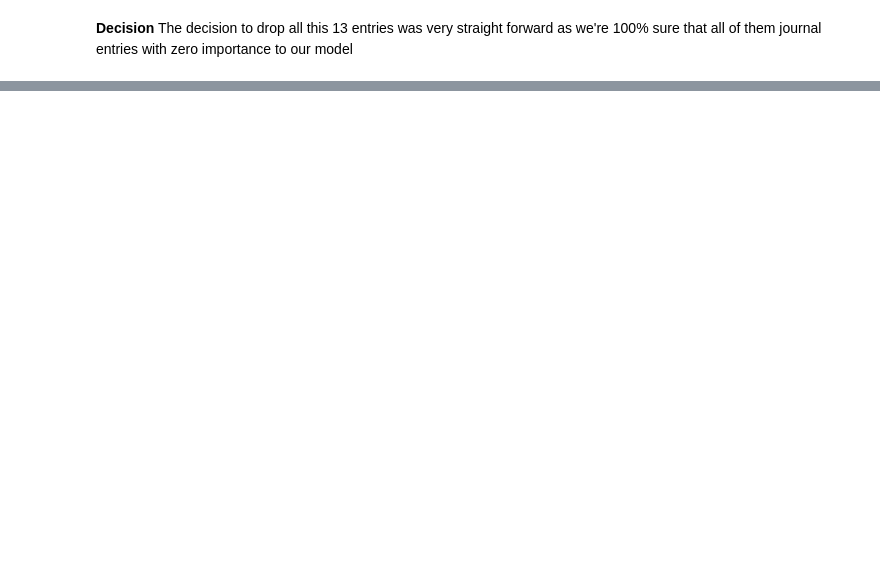
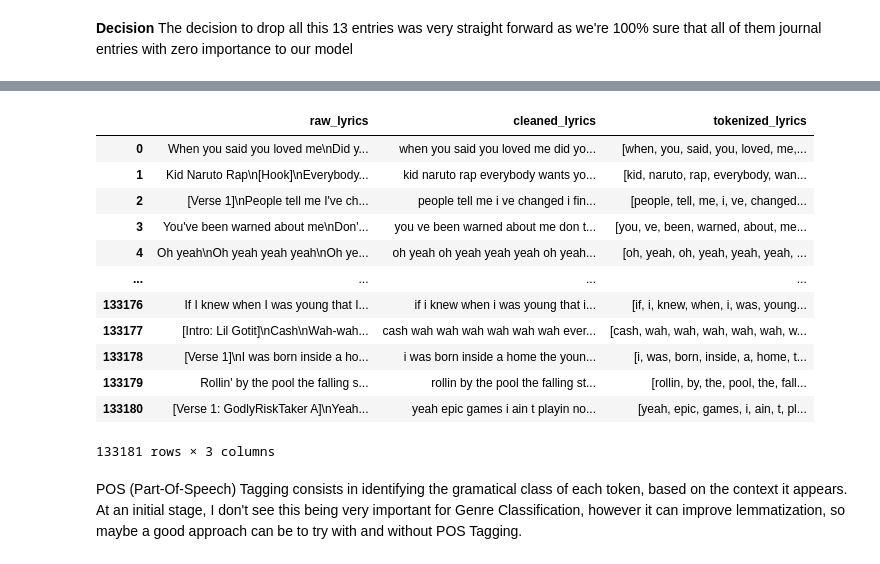
Before and after one commit to tiago2806/text-mining-project, a Jupyter notebook: 02 Data Exploration and Preprocessing.ipynb, the cells around one changed output, grey strips where cells are left out. Saved outputs shown, nothing was run; the diff lists cells and outputs as text; code cells hidden in the pictures; blank space fills up the shorter version.

Commit message:
started tokenization of cleaned lyrics

```diff
--- a/02 Data Exploration and Preprocessing.ipynb
+++ b/02 Data Exploration and Preprocessing.ipynb
@@ -766,4 +743,42 @@ Dataset size after cleaning: 133105
 The decision to drop all this 13 entries was very straight forward as we're 100% sure that all of them journal entries with zero importance to our model
 # %%
 def clean_lyrics_pipeline(text):
-    pass
+
+    # 1. Remove URLs, mentions and hashtags
+    text = re.sub(regex_urls, ' ', text)
+    text = re.sub(regex_mentions, ' ', text)
+    text = re.sub(regex_hashtags, ' ', text)
+
+    # 2. Remove structural tags (e.g. [Chorus], [Verse])
+    text = re.sub(regex_tags, ' ', text)
+
+    # Remove brackets and their content
+    text = re.sub(regex_brackets, ' ', text)
+
+    # 3. Remove standalone structural words
+    text = re.sub(regex_words_pattern, ' ', text)
+
+    # 4. Remove emojis
+    text = re.sub(regex_emojis, ' ', text)
+
+    # 5. Remove newlines
+    text = re.sub(regex_newlines, ' ', text)
+
+    # 6. Remove punctuation
+    text = re.sub(regex_punctuation, ' ', text)
+
+    # 7. Convert to lowercase
+    text = text.lower()
+
+    # 8. Normalize whitespace
+    text = re.sub(r'\s+', ' ', text)
+
+    return text.strip()
+# %%
+train_dataset['cleaned_lyrics'] = train_dataset['raw_lyrics'].apply(clean_lyrics_pipeline)
+
+test_dataset['cleaned_lyrics'] = test_dataset['raw_lyrics'].apply(clean_lyrics_pipeline)
+# %%
+train_dataset['cleaned_lyrics'] = train_dataset['cleaned_lyrics'].astype(str)
+
+test_dataset['cleaned_lyrics'] = test_dataset['cleaned_lyrics'].astype(str)
@@ -769,0 +801,20 @@ def clean_lyrics_pipeline(text):
+# %%
+train_dataset['tokenized_lyrics'] = train_dataset['cleaned_lyrics'].apply(word_tokenize)
+
+train_dataset[['raw_lyrics', 'cleaned_lyrics', 'tokenized_lyrics']]
+# %% [output]
+|  | raw_lyrics | cleaned_lyrics | tokenized_lyrics |
+| 0 | When you said you loved me\nDid y... | when you said you loved me did yo... | [when, you, said, you, loved, me,... |
+| 1 | Kid Naruto Rap\n[Hook]\nEverybody... | kid naruto rap everybody wants yo... | [kid, naruto, rap, everybody, wan... |
+| 2 | [Verse 1]\nPeople tell me I've ch... | people tell me i ve changed i fin... | [people, tell, me, i, ve, changed... |
+| 3 | You've been warned about me\nDon'... | you ve been warned about me don t... | [you, ve, been, warned, about, me... |
+| 4 | Oh yeah\nOh yeah yeah yeah\nOh ye... | oh yeah oh yeah yeah yeah oh yeah... | [oh, yeah, oh, yeah, yeah, yeah, ... |
+| ... | ... | ... | ... |
+| 133176 | If I knew when I was young that I... | if i knew when i was young that i... | [if, i, knew, when, i, was, young... |
+| 133177 | [Intro: Lil Gotit]\nCash\nWah-wah... | cash wah wah wah wah wah wah ever... | [cash, wah, wah, wah, wah, wah, w... |
+| 133178 | [Verse 1]\nI was born inside a ho... | i was born inside a home the youn... | [i, was, born, inside, a, home, t... |
+| 133179 | Rollin' by the pool the falling s... | rollin by the pool the falling st... | [rollin, by, the, pool, the, fall... |
+| 133180 | [Verse 1: GodlyRiskTaker A]\nYeah... | yeah epic games i ain t playin no... | [yeah, epic, games, i, ain, t, pl... |
+133181 rows × 3 columns
+# %% [markdown]
+ POS (Part-Of-Speech) Tagging consists in identifying the gramatical class of each token, based on the context it appears. At an initial stage, I don't see this being very important for Genre Classification, however it can improve lemmatization, so maybe a good approach can be to try with and without POS Tagging.
```
Also changed, not shown: parts of 17 cells of this notebook.
